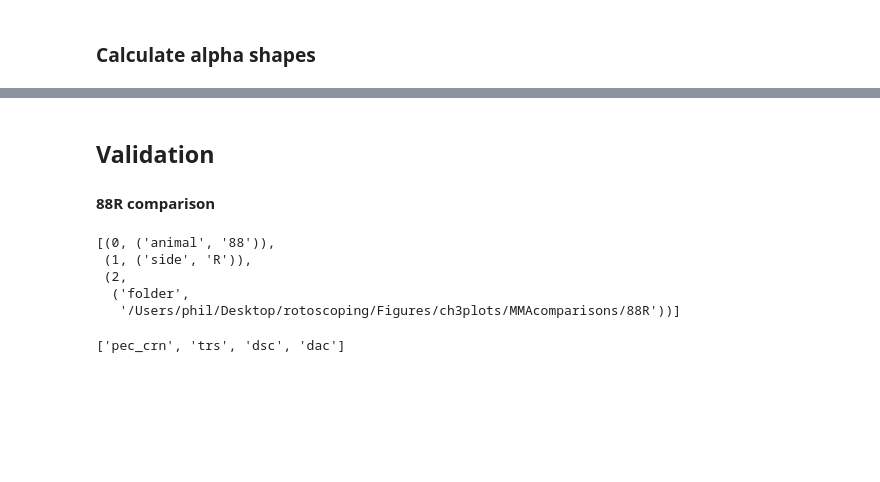
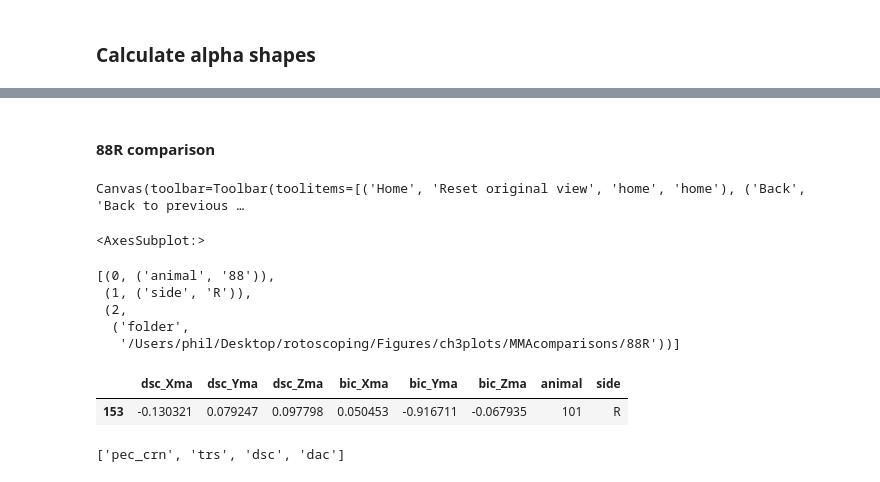
Before and after one commit to popscallion/DeepLabCut, a Jupyter notebook: deadROMM/ch3Analyses.ipynb, the cells around one changed output, grey strips where cells are left out. Saved outputs shown, nothing was run; the diff lists cells and outputs as text; code cells hidden in the pictures; blank space fills up the shorter version.

```diff
--- a/deadROMM/ch3Analyses.ipynb
+++ b/deadROMM/ch3Analyses.ipynb
@@ -1155,3 +1420,2 @@ alphaVertElbow_D_translation,alphaEdgeElbow_D_translation,alphaTriElbow_D_transl
 # %% [markdown]
-## Validation
 #### 88R comparison
@@ -1189,2 +1422,8 @@ def makeMMAsuperPlot(dfOS, validation_dictlist):
+# %%
+plt.close('all')
+dfOS_126L['bic_Zma'].reset_index(drop=True).iloc[rangeLoc_S[0]:rangeLoc_S[1]].drop(80).plot()
+# %% [output]
+Canvas(toolbar=Toolbar(toolitems=[('Home', 'Reset original view', 'home', 'home'), ('Back', 'Back to previous …
+<AxesSubplot:>
 # %%
 validation_dictlist = [
@@ -1233,6 +1475,12 @@ validation_dictlist = [
  (2,
   ('folder',
    '/Users/phil/Desktop/rotoscoping/Figures/ch3plots/MMAcomparisons/88R'))]
+# %%
+abc = onBone101Rdb.reset_index(drop=True)
+abc.loc[abc['bic_Yma']==abc['bic_Yma'].min()]
+# %% [output]
+|  | dsc_Xma | dsc_Yma | dsc_Zma | bic_Xma | bic_Yma | bic_Zma | animal | side |
+| 153 | -0.130321 | 0.079247 | 0.097798 | 0.050453 | -0.916711 | -0.067935 | 101 | R |
 # %%
 meta_88R = {
                 'animal':'88',
```
Also changed, not shown: parts of 10 cells of this notebook.
